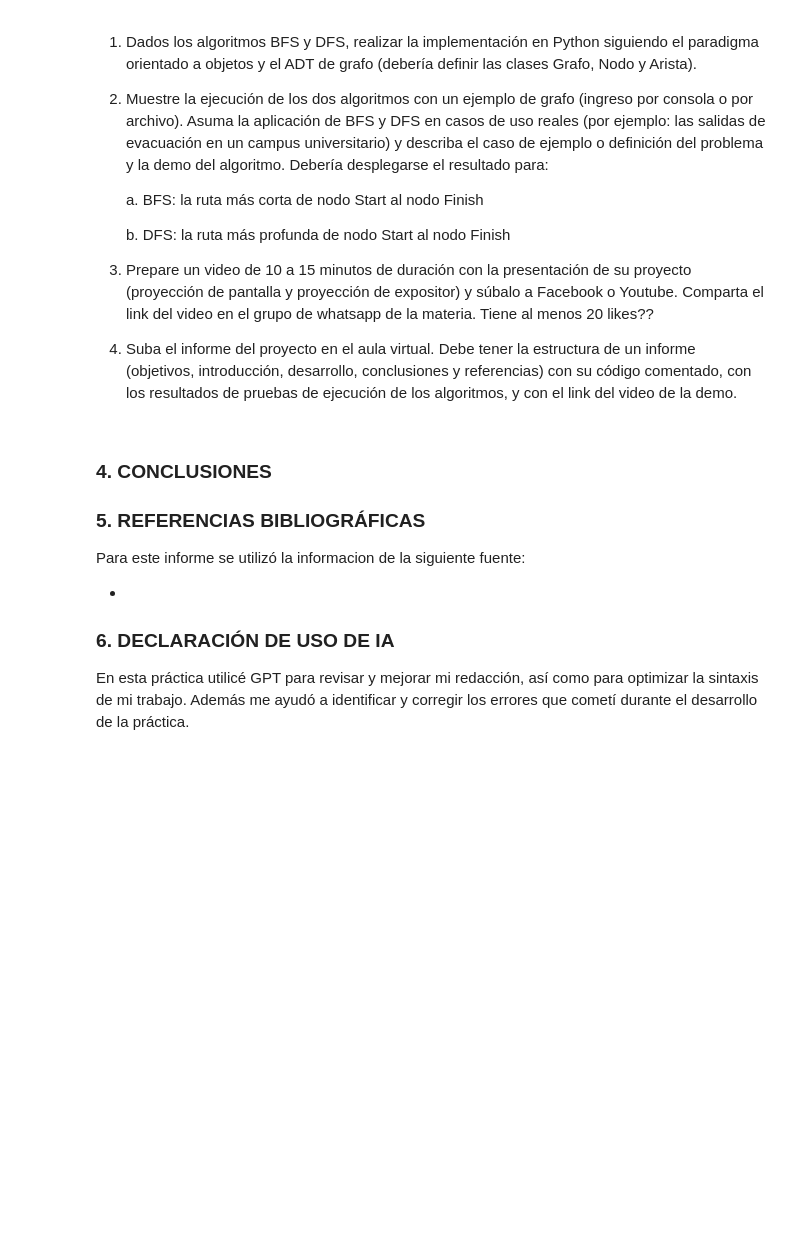
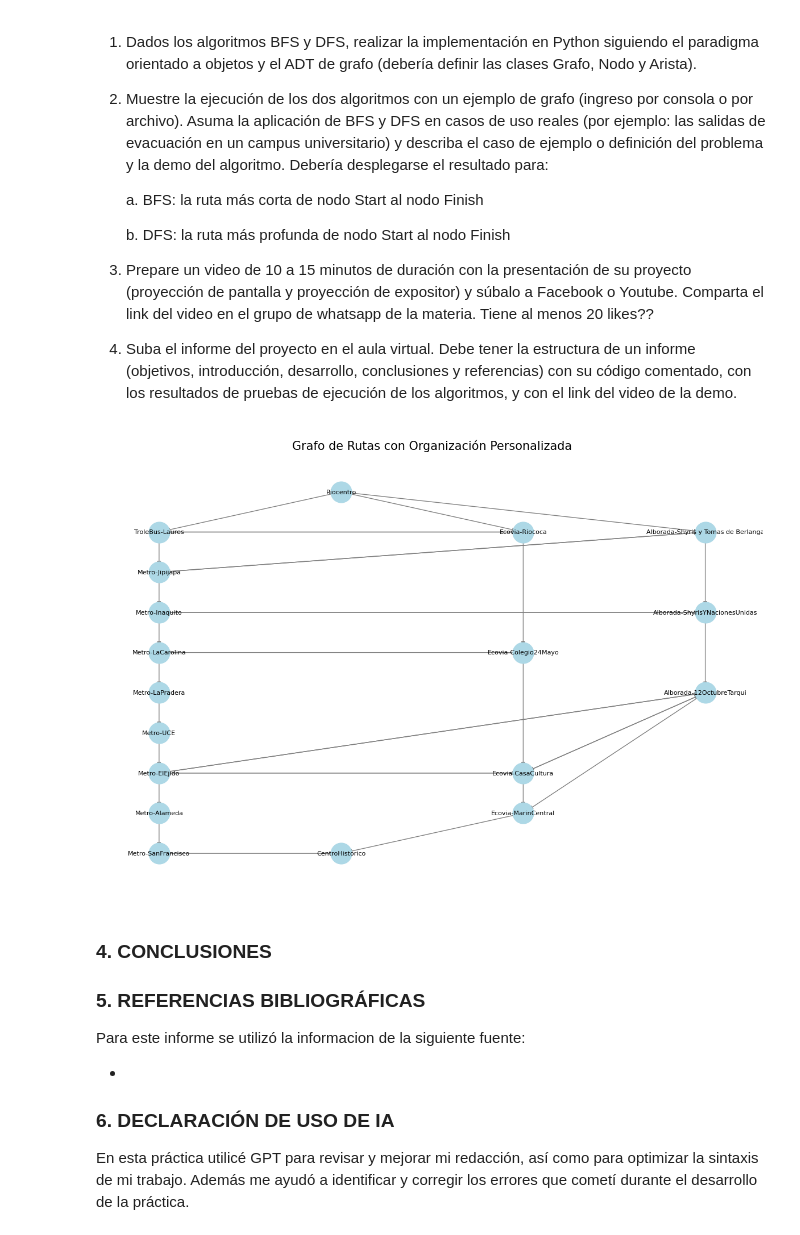
Before and after one commit to carol230/ProyectoEDAIIUno, a Jupyter notebook: InformeProyecto.ipynb, the cells around one changed output. Drawn from its saved outputs; the diff is of its cells as text; code cells hidden in the pictures; blank space fills up the shorter version.

```diff
--- a/InformeProyecto.ipynb
+++ b/InformeProyecto.ipynb
@@ -72,6 +72,70 @@ Por otro lado, el algoritmo DFS explora tan lejos como sea posible a partir de c
 3. Prepare un video de 10 a 15 minutos de duración con la presentación de su proyecto (proyección de pantalla y proyección de expositor) y súbalo a Facebook o Youtube. Comparta el link del video en el grupo de whatsapp de la materia. Tiene al menos 20 likes??
 
 4. Suba el informe del proyecto en el aula virtual. Debe tener la estructura de un informe (objetivos, introducción, desarrollo, conclusiones y referencias) con su código comentado, con los resultados de pruebas de ejecución de los algoritmos, y con el link del video de la demo.
+# %%
+import networkx as nx
+import matplotlib.pyplot as plt
+
+# Definición del grafo
+grafo_dict = {
+    'Riocentro': ['TroleBus-Laures', 'Ecovia-Riococa', 'Alborada-Shyris y Tomas de Berlanga'],
+    'TroleBus-Laures': ['Metro-Jipijapa', 'Ecovia-Riococa'],
+    'Ecovia-Riococa': ['TroleBus-Laures', 'Ecovia-Colegio24Mayo'],
+    'Alborada-Shyris y Tomas de Berlanga': ['Alborada-ShyrisYNacionesUnidas', 'Metro-Jipijapa'],
+    'Metro-Jipijapa': ['Metro-Inaquito', 'Alborada-Shyris y Tomas de Berlanga'],
+    'Ecovia-Colegio24Mayo': ['Metro-LaCarolina', 'Ecovia-CasaCultura'],
+    'Alborada-ShyrisYNacionesUnidas': ['Metro-Inaquito', 'Alborada-12OctubreTarqui'],
+    'Metro-Inaquito': ['Metro-LaCarolina', 'Alborada-ShyrisYNacionesUnidas'],
+    'Metro-LaCarolina': ['Metro-LaPradera'],
+    'Ecovia-CasaCultura': ['Metro-ElEjido', 'Alborada-12OctubreTarqui', 'Ecovia-MarinCentral'],
+    'Alborada-12OctubreTarqui': ['Ecovia-CasaCultura', 'Metro-ElEjido', 'Ecovia-MarinCentral'],
+    'Metro-LaPradera': ['Metro-UCE'],
+    'Metro-ElEjido': ['Metro-Alameda', 'Alborada-12OctubreTarqui', 'Ecovia-CasaCultura'],
+    'Ecovia-MarinCentral': ['CentroHistorico'],
+    'Metro-UCE': ['Metro-ElEjido'],
+    'Metro-Alameda': ['Metro-SanFrancisco'],
+    'Metro-SanFrancisco': ['CentroHistorico']
+}
+
+G = nx.DiGraph()
+
+for nodo, vecinos in grafo_dict.items():
+    for vecino in vecinos:
+        G.add_edge(nodo, vecino)
+
+pos = {
+    'Riocentro': (0, 5),
+    'TroleBus-Laures': (-1, 4),
+    'Ecovia-Riococa': (1, 4),
+    'Alborada-Shyris y Tomas de Berlanga': (2, 4),
+    'Metro-Jipijapa': (-1, 3),
+    'Metro-Inaquito': (-1, 2),
+    'Metro-LaCarolina': (-1, 1),
+    'Metro-LaPradera': (-1, 0),
+    'Metro-UCE': (-1, -1),
+    'Metro-ElEjido': (-1, -2),
+    'Metro-Alameda': (-1, -3),
+    'Metro-SanFrancisco': (-1, -4),
+    'CentroHistorico': (0, -4),
+    'Ecovia-Colegio24Mayo': (1, 1),
+    'Ecovia-CasaCultura': (1, -2),
+    'Ecovia-MarinCentral': (1, -3),
+    'Alborada-ShyrisYNacionesUnidas': (2, 2),
+    'Alborada-12OctubreTarqui': (2, 0)
+}
+
+plt.figure(figsize=(15, 10))
+
+nx.draw_networkx_nodes(G, pos, node_color='lightblue', node_size=700)
+nx.draw_networkx_labels(G, pos, font_size=8, font_color='black')
+
+nx.draw_networkx_edges(G, pos, edge_color='gray', arrows=True)
+
+plt.title("Grafo de Rutas con Organización Personalizada", fontsize=15)
+plt.axis('off')
+plt.show()
+# %% [output]
+[figure, added]
 # %% [markdown]
 ### 4. CONCLUSIONES
 
```
Also changed, not shown: 1 other file.
